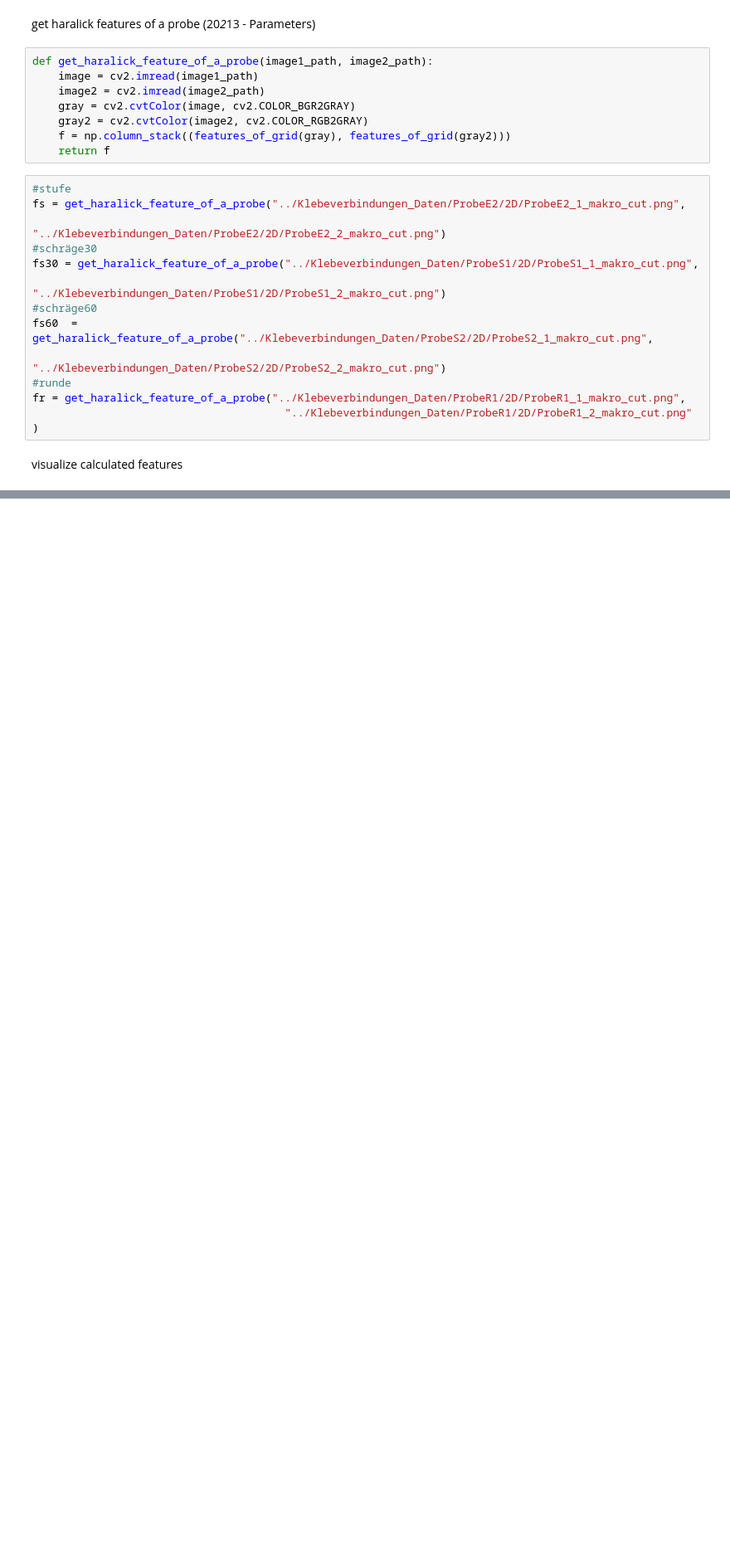
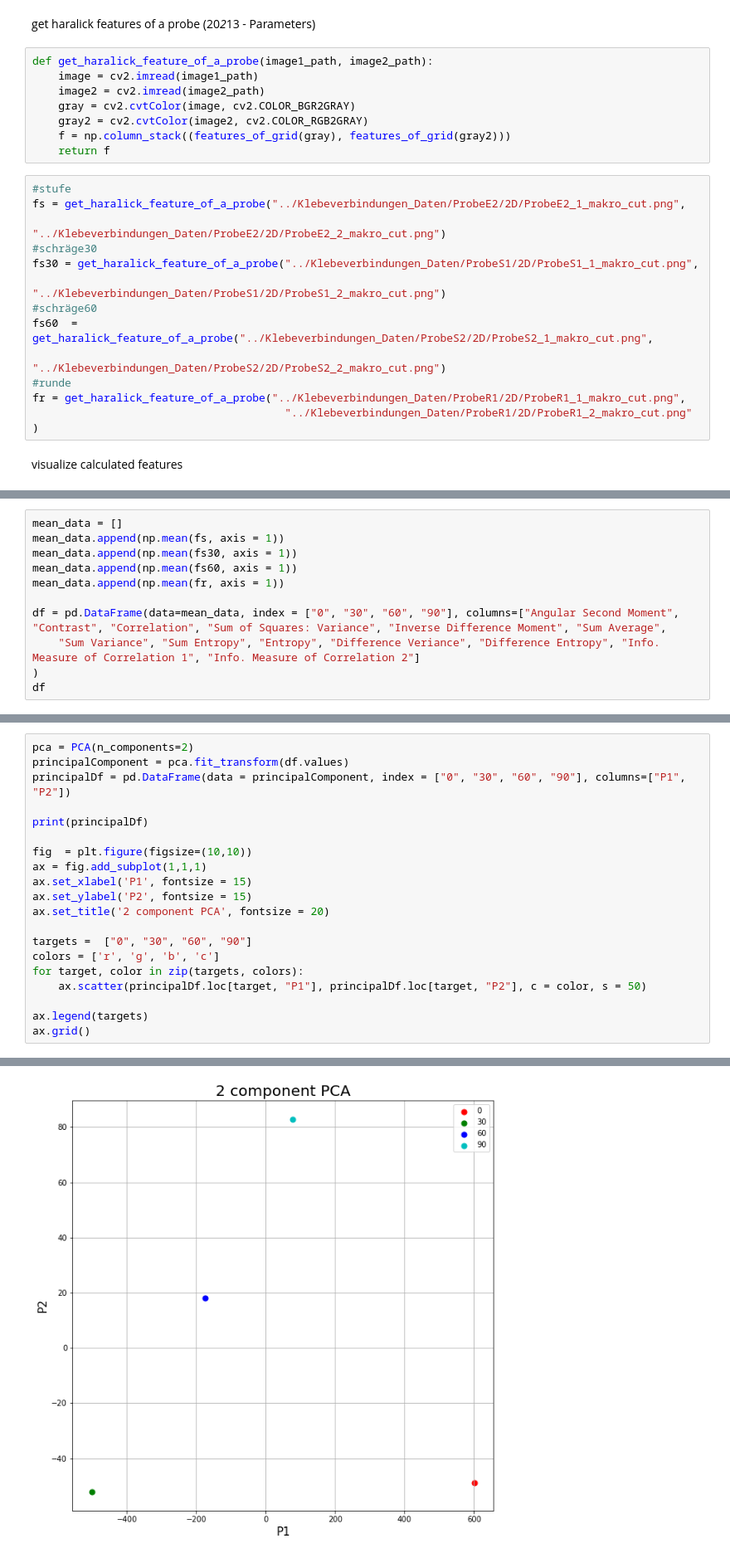
Before and after one commit to jingyophuong/versagenanalyse, a Jupyter notebook: Code/texturefeatures.ipynb, the cells around one changed output, grey strips where cells are left out. Shown: that part at 83% size. Drawn from its saved outputs; the diff is of its cells as text; blank space fills up the shorter version.

```diff
--- a/Code/texturefeatures.ipynb
+++ b/Code/texturefeatures.ipynb
@@ -109,0 +232,11 @@ for i in range(13):
+# %%
+mean_data = []
+mean_data.append(np.mean(fs, axis = 1))
+mean_data.append(np.mean(fs30, axis = 1))
+mean_data.append(np.mean(fs60, axis = 1))
+mean_data.append(np.mean(fr, axis = 1))
+
+df = pd.DataFrame(data=mean_data, index = ["0", "30", "60", "90"], columns=["Angular Second Moment", "Contrast", "Correlation", "Sum of Squares: Variance", "Inverse Difference Moment", "Sum Average",
+    "Sum Variance", "Sum Entropy", "Entropy", "Difference Veriance", "Difference Entropy", "Info. Measure of Correlation 1", "Info. Measure of Correlation 2"]
+)
+df
@@ -109,0 +249,21 @@ for i in range(13):
+# %%
+pca = PCA(n_components=2)
+principalComponent = pca.fit_transform(df.values)
+principalDf = pd.DataFrame(data = principalComponent, index = ["0", "30", "60", "90"], columns=["P1", "P2"])
+
+print(principalDf)
+
+fig  = plt.figure(figsize=(10,10))
+ax = fig.add_subplot(1,1,1)
+ax.set_xlabel('P1', fontsize = 15)
+ax.set_ylabel('P2', fontsize = 15)
+ax.set_title('2 component PCA', fontsize = 20)
+
+targets =  ["0", "30", "60", "90"]
+colors = ['r', 'g', 'b', 'c']
+for target, color in zip(targets, colors):
+    ax.scatter(principalDf.loc[target, "P1"], principalDf.loc[target, "P2"], c = color, s = 50)
+
+ax.legend(targets)
+ax.grid()
+# %% [output]
@@ -109,0 +275 @@ for i in range(13):
+[figure, added]
```
Also changed, not shown: parts of 11 cells of this notebook.
